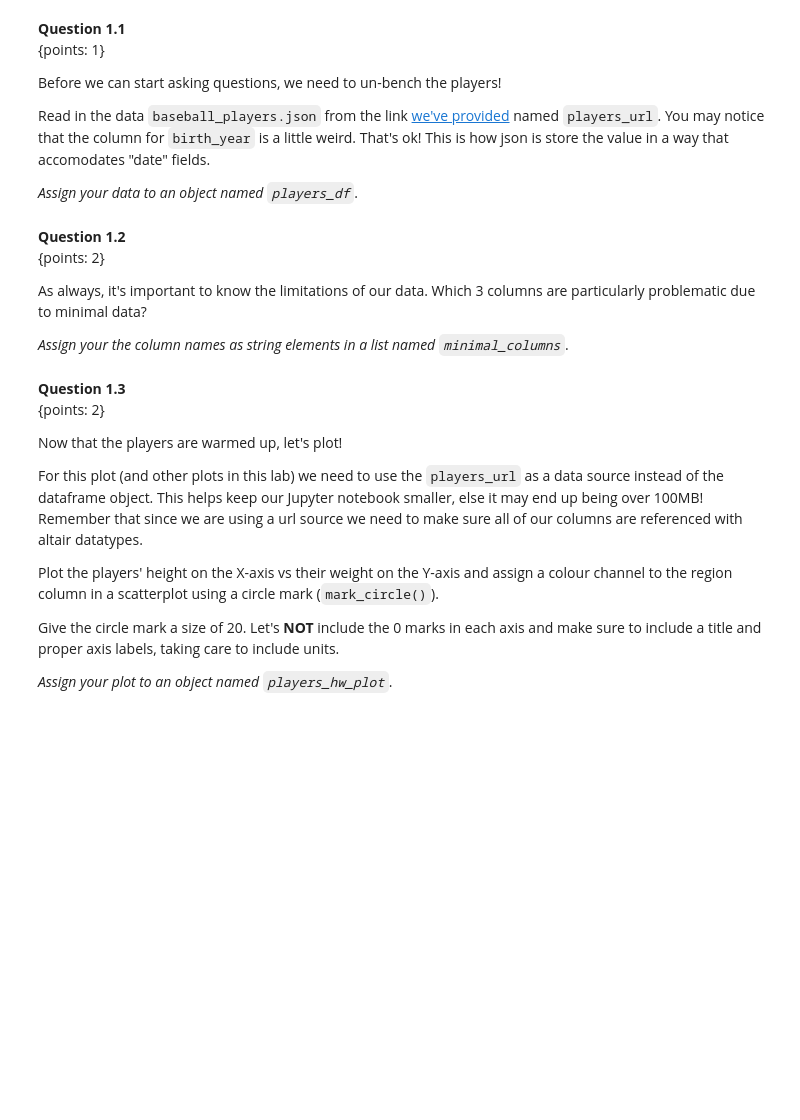
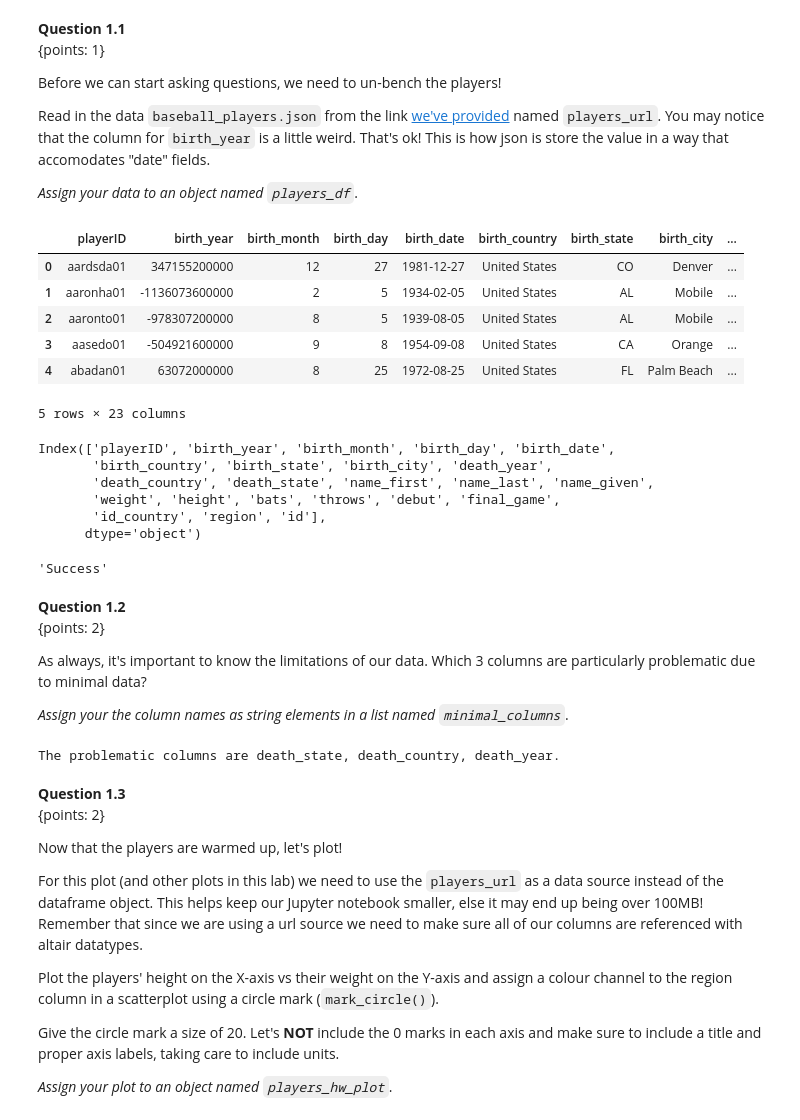
Before and after one commit to Dipto9999/data-viz-students, a Jupyter notebook: release/assignment7/assignment7.ipynb, the cells around one changed output. Drawn from its saved outputs; the diff is of its cells as text; code cells hidden in the pictures; blank space fills up the shorter version.

Commit message:
Completed All Assignments. Need to Review for Errors.

```diff
--- a/release/assignment7/assignment7.ipynb
+++ b/release/assignment7/assignment7.ipynb
@@ -181,14 +181,30 @@ Read in the data `baseball_players.json` from the link [we've provided](https://
 *Assign your data to an object named `players_df`*.
 # %%
 players_url = 'https://raw.githubusercontent.com/UBC-MDS/exploratory-data-viz/main/data/baseball_players.json'
-players_df = None
+players_df = pd.read_json(players_url)
 
-# your code here
-raise NotImplementedError # No Answer - remove if you provide an answer
-
-players_df
+display(players_df.head())
+# %% [output]
+|  | playerID | birth_year | birth_month | birth_day | birth_date | birth_country | birth_state | birth_city | ... |
+| 0 | aardsda01 | 347155200000 | 12 | 27 | 1981-12-27 | United States | CO | Denver | ... |
+| 1 | aaronha01 | -1136073600000 | 2 | 5 | 1934-02-05 | United States | AL | Mobile | ... |
+| 2 | aaronto01 | -978307200000 | 8 | 5 | 1939-08-05 | United States | AL | Mobile | ... |
+| 3 | aasedo01 | -504921600000 | 9 | 8 | 1954-09-08 | United States | CA | Orange | ... |
+| 4 | abadan01 | 63072000000 | 8 | 25 | 1972-08-25 | United States | FL | Palm Beach | ... |
+5 rows × 23 columns
+# %%
+display(players_df.columns)
+# %% [output]
+Index(['playerID', 'birth_year', 'birth_month', 'birth_day', 'birth_date',
+       'birth_country', 'birth_state', 'birth_city', 'death_year',
+       'death_country', 'death_state', 'name_first', 'name_last', 'name_given',
+       'weight', 'height', 'bats', 'throws', 'debut', 'final_game',
+       'id_country', 'region', 'id'],
+      dtype='object')
 # %%
 t.test_1_1(players_df)
+# %% [output]
+'Success'
 # %% [markdown]
 **Question 1.2**
     <br> {points: 2}
@@ -206,3 +215,9 @@ minimal_columns
+# %%
+minimal_columns = players_df.isna().sum().sort_values(ascending = False)[:3].index.to_list()
+
+print(f'''The problematic columns are {', '.join(minimal_columns)}.''')
+# %% [output]
+The problematic columns are death_state, death_country, death_year.
 # %%
 # check that the variable exists
 assert 'minimal_columns' in globals(
```
Also changed, not shown: parts of 100 cells of this notebook.
